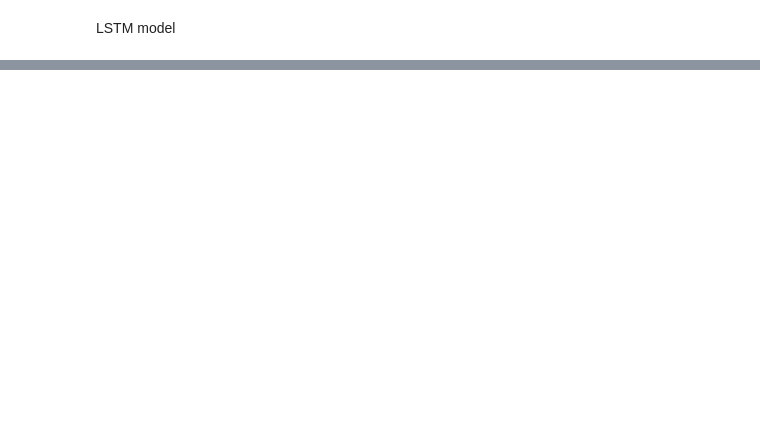
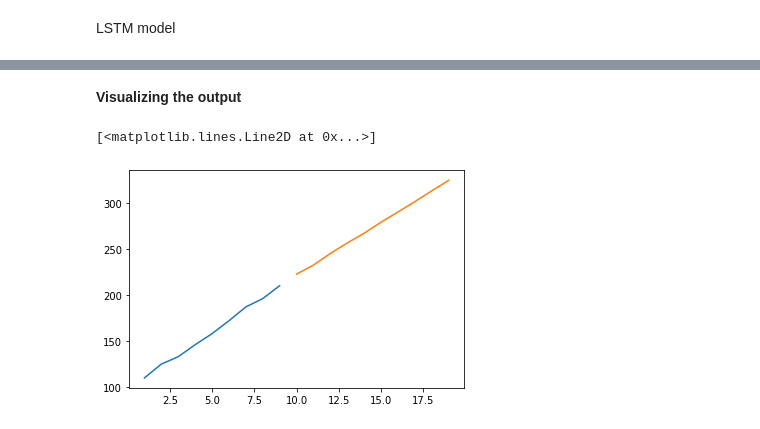
Before and after one commit to itzThillaiC/Tensorflow_models, a Jupyter notebook: LSTM.ipynb, the cells around one changed output, grey strips where cells are left out. Saved outputs shown, nothing was run; the diff lists cells and outputs as text; code cells hidden in the pictures; blank space fills up the shorter version.

```diff
--- a/LSTM.ipynb
+++ b/LSTM.ipynb
@@ -23,7 +23,7 @@ def prepare_data(time_data,n_features):
 # %%
 time_data=[110,125,133,146,158,172,187,196,210]
 n_steps=3
-x,y=prepare_data(time_data,n_features)
+x,y=prepare_data(time_data,n_steps)
 # %%
 print(x),print(y)
 # %% [output]
@@ -50,3 +50,5 @@ model.add(LSTM(50, activation='relu', return_sequences=True, input_shape=(n_step
 model.add(LSTM(50, activation='relu'))
 model.add(Dense(1))
 model.compile(optimizer='adam', loss='mse')
+# %%
+model.fit(x,y,epochs=300)
@@ -52,0 +76,26 @@ model.compile(optimizer='adam', loss='mse')
+# %%
+x_input =np.array([187,196,210])
+temp_input=list(x_input)
+lst_out=[]
+i=0
+while(i<10):
+  if(len(temp_input)>3):
+    x_input =np.array(temp_input[1:])
+    print("{} day input {}".format(i,x_input))
+
+    x_input=x_input.reshape((1,n_steps,n_features))
+    yhat=model.predict(x_input,verbose=0)
+    print("{} day input {}".format(i,yhat))
+    temp_input.append(yhat[0][0])
+    temp_input=temp_input[1:]
+    lst_out.append(yhat[0][0])
+    i=i+1
+  else:
+    x_input=x_input.reshape((1,n_steps,n_features))
+    yhat = model.predict(x_input, verbose=0)
+    print(yhat[0])
+    temp_input.append(yhat[0][0])
+    lst_out.append(yhat[0][0])
+    i=i+1
+
+print(lst_out)
@@ -52,0 +140,12 @@ model.compile(optimizer='adam', loss='mse')
+# %% [markdown]
+**Visualizing the output**
+# %%
+import matplotlib.pyplot as plt
+day_new=np.arange(1,10)
+day_pred=np.arange(10,20)
+
+plt.plot(day_new,time_data)
+plt.plot(day_pred,lst_out)
+# %% [output]
+[<matplotlib.lines.Line2D at 0x...>]
+[figure, added]
```
Also changed, not shown: parts of 6 cells of this notebook.
